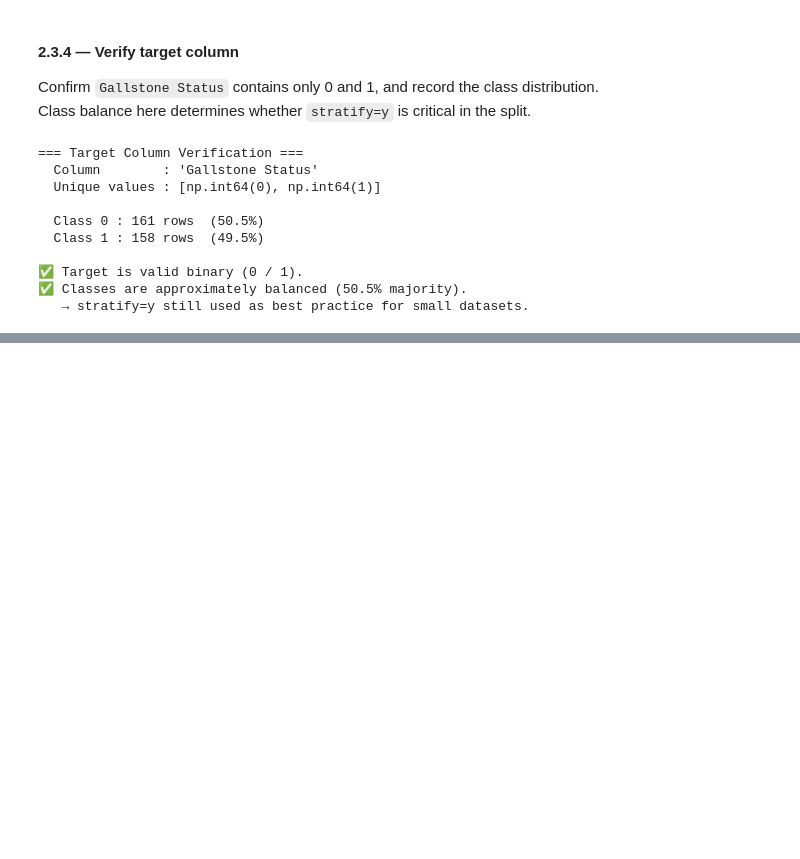
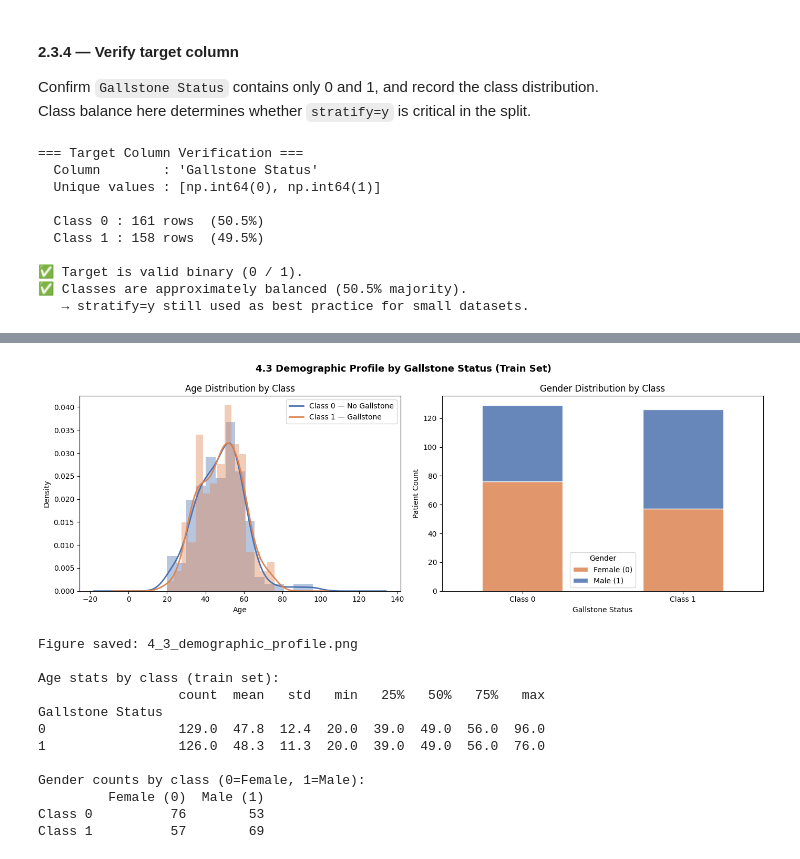
Before and after one commit to AlgorithmicPaws/parcial-modelos-predictivos, a Jupyter notebook: Parcial_Gallstone.ipynb, the cells around one changed output, grey strips where cells are left out. Saved outputs shown, nothing was run; the diff lists cells and outputs as text; code cells hidden in the pictures; blank space fills up the shorter version.

```diff
--- a/Parcial_Gallstone.ipynb
+++ b/Parcial_Gallstone.ipynb
@@ -433,0 +703,54 @@ else:
+# %%
+# --- 4.3 Demographic profile by Gallstone Status ---
+train_eda[COLS["target"]] = y_train.values
+
+fig, axes = plt.subplots(1, 2, figsize=(14, 5))
+fig.suptitle("4.3 Demographic Profile by Gallstone Status (Train Set)", fontsize=13, fontweight="bold")
+
+# Plot 1: Age KDE by class
+for cls, color, label in zip([0, 1], ["#4C72B0", "#DD8452"], ["Class 0 — No Gallstone", "Class 1 — Gallstone"]):
+    data = train_eda.loc[train_eda[COLS["target"]] == cls, COLS["age"]]
+    axes[0].hist(data, bins=15, alpha=0.4, color=color, density=True)
+    data.plot.kde(ax=axes[0], color=color, linewidth=2, label=label)
+
+axes[0].set_title("Age Distribution by Class")
+axes[0].set_xlabel("Age")
+axes[0].set_ylabel("Density")
+axes[0].legend()
+
+# Plot 2: Gender stacked bar by class
+gender_counts = train_eda.groupby([COLS["target"], COLS["gender"]]).size().unstack(fill_value=0)
+gender_counts.columns = ["Female (0)", "Male (1)"]
+gender_counts.index = ["Class 0", "Class 1"]
+gender_counts.plot(kind="bar", stacked=True, ax=axes[1],
+                   color=["#DD8452", "#4C72B0"], alpha=0.85, edgecolor="white")
+axes[1].set_title("Gender Distribution by Class")
+axes[1].set_xlabel("Gallstone Status")
+axes[1].set_ylabel("Patient Count")
+axes[1].set_xticklabels(["Class 0", "Class 1"], rotation=0)
+axes[1].legend(title="Gender")
+
+plt.tight_layout()
+plt.savefig("/content/figures_gallstone/4_3_demographic_profile.png", dpi=150, bbox_inches="tight")
+plt.show()
+print("Figure saved: 4_3_demographic_profile.png")
+
+# Print summary stats
+print("\nAge stats by class (train set):")
+print(train_eda.groupby(COLS["target"])[COLS["age"]].describe().round(1).to_string())
+print("\nGender counts by class (0=Female, 1=Male):")
+print(gender_counts.to_string())
+# %% [output]
+[figure, added]
+Figure saved: 4_3_demographic_profile.png
+
+Age stats by class (train set):
+                  count  mean   std   min   25%   50%   75%   max
+Gallstone Status
+0                 129.0  47.8  12.4  20.0  39.0  49.0  56.0  96.0
+1                 126.0  48.3  11.3  20.0  39.0  49.0  56.0  76.0
+
+Gender counts by class (0=Female, 1=Male):
+         Female (0)  Male (1)
+Class 0          76        53
+Class 1          57        69
```
Also changed, not shown: parts of 14 cells of this notebook, 1 other file.
